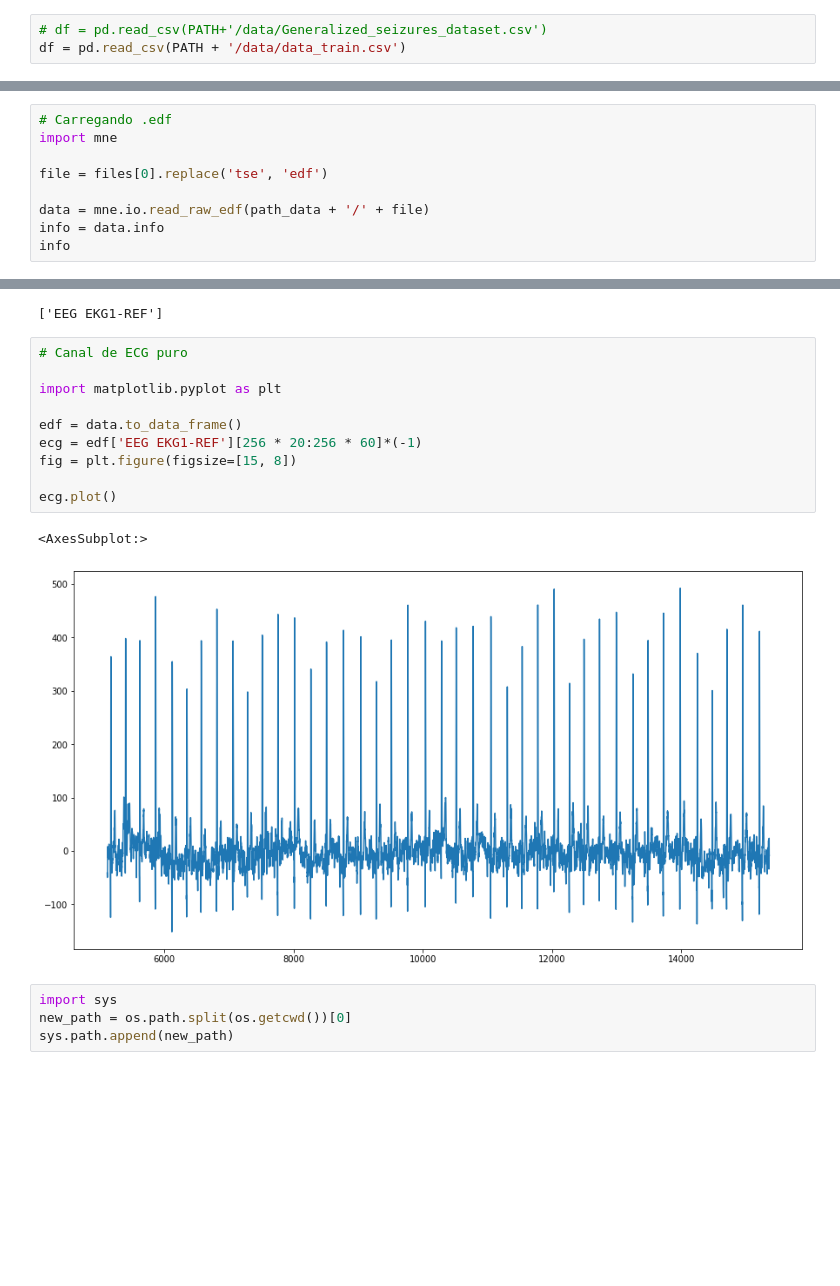
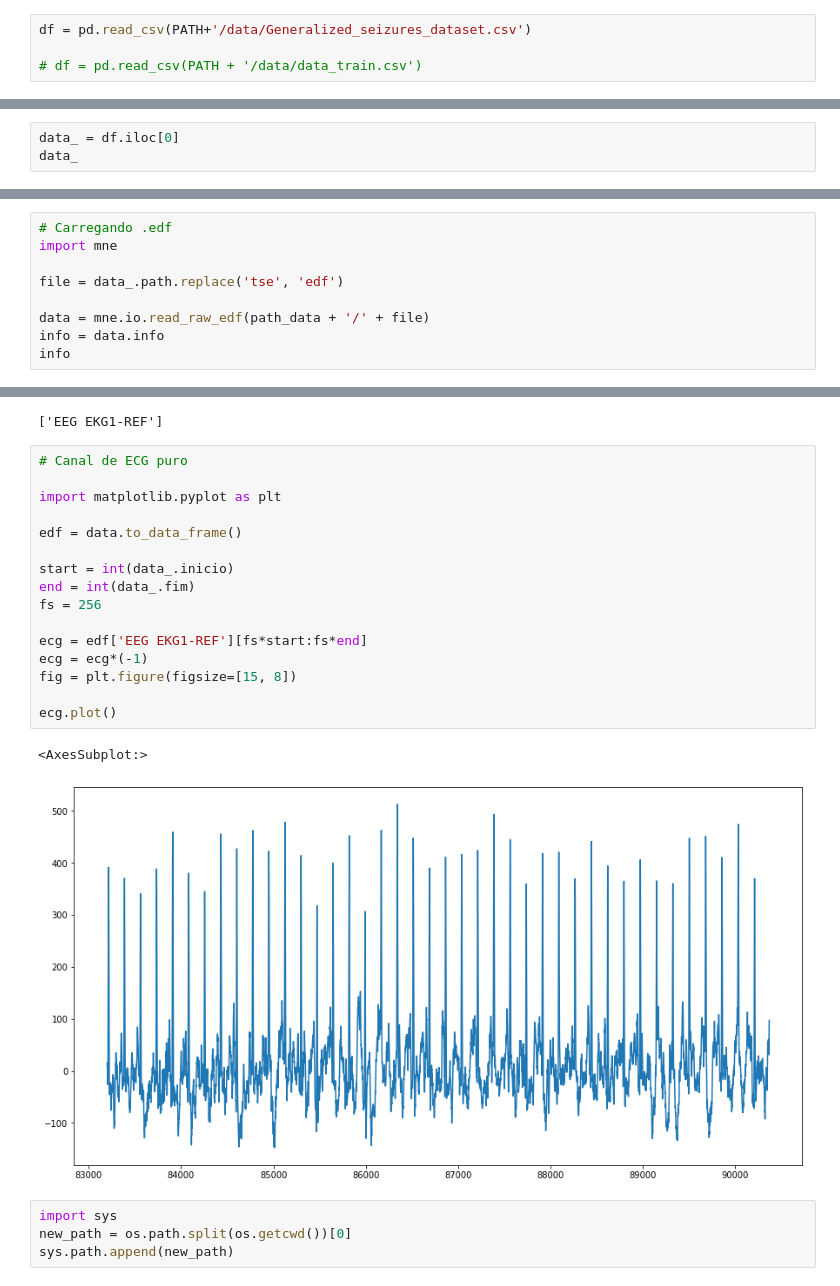
Before and after one commit to davicn/doutorado_ppgee_v2, a Jupyter notebook: src/notebooks/4-explore_ecg_2.ipynb, the cells around one changed output, grey strips where cells are left out. Saved outputs shown, nothing was run; the diff lists cells and outputs as text; blank space fills up the shorter version.

```diff
--- a/src/notebooks/4-explore_ecg_2.ipynb
+++ b/src/notebooks/4-explore_ecg_2.ipynb
@@ -10,8 +10,9 @@ PATH
 # %% [output]
 '/home/davi/Github/doutorado_ppgee_v2'
 # %%
-# df = pd.read_csv(PATH+'/data/Generalized_seizures_dataset.csv')
-df = pd.read_csv(PATH + '/data/data_train.csv')
+df = pd.read_csv(PATH+'/data/Generalized_seizures_dataset.csv')
+
+# df = pd.read_csv(PATH + '/data/data_train.csv')
 # %%
 # Quantidade de Sinas por frquência amostral
 df['freq'].value_counts()
@@ -41,2 +42,5 @@ Name: path, Length: 3730, dtype: int64
 # %%
 df = df[df['freq'] == 256].reset_index(drop=True)
+# %%
+data_ = df.iloc[0]
+data_
@@ -57,7 +69,7 @@ path_data = os.getenv('PATH_DATASET')
 # Carregando .edf
 import mne
 
-file = files[0].replace('tse', 'edf')
+file = data_.path.replace('tse', 'edf')
 
 data = mne.io.read_raw_edf(path_data + '/' + file)
 info = data.info
@@ -86,16 +98,22 @@ ch_ecg
 # %%
 # Canal de ECG puro
 
 import matplotlib.pyplot as plt
 
 edf = data.to_data_frame()
-ecg = edf['EEG EKG1-REF'][256 * 20:256 * 60]*(-1)
+
+start = int(data_.inicio)
+end = int(data_.fim)
+fs = 256
+
+ecg = edf['EEG EKG1-REF'][fs*start:fs*end]
+ecg = ecg*(-1)
 fig = plt.figure(figsize=[15, 8])
 
 ecg.plot()
 # %% [output]
 <AxesSubplot:>
-[figure, old version]
+[figure, new version]
 # %%
 import sys
 new_path = os.path.split(os.getcwd())[0]
```
Also changed, not shown: parts of 14 cells of this notebook, 4 other files.
